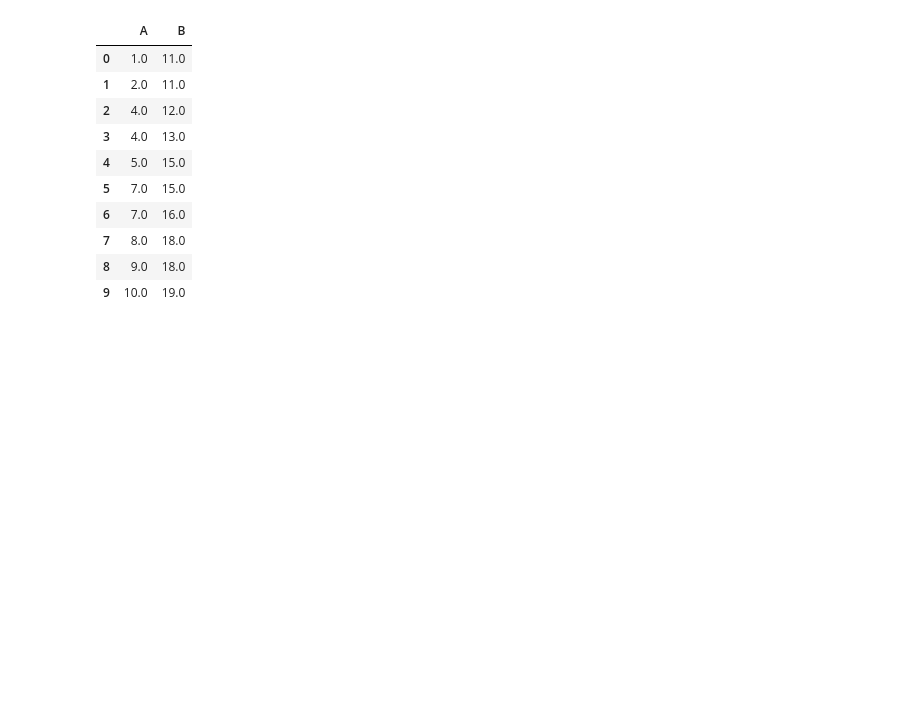
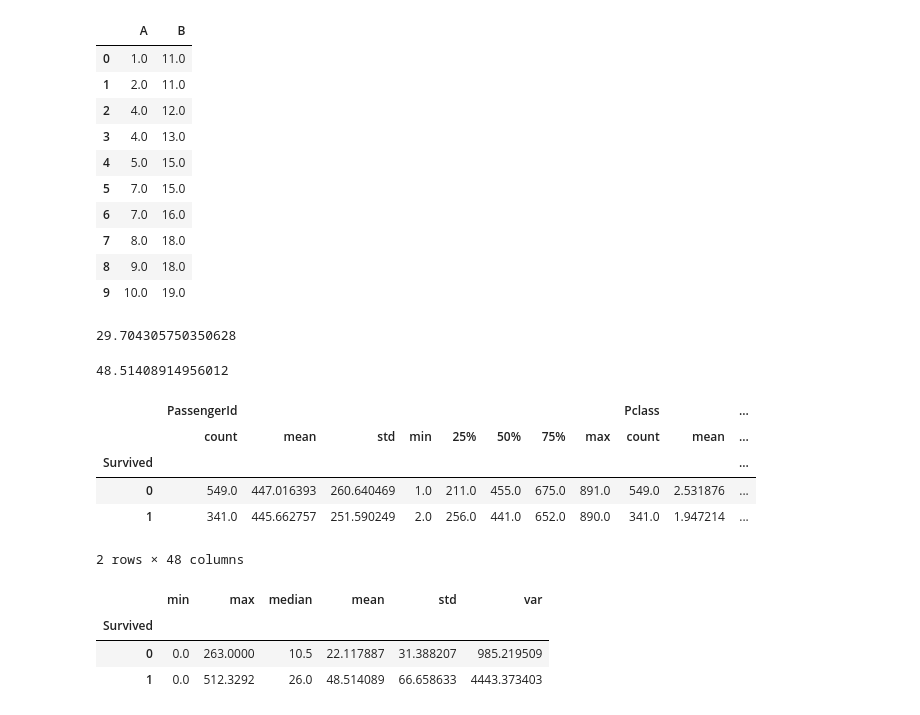
Before and after one commit to Piyush6678/pwDataScience, a Jupyter notebook: class/python/pandas/pandasAdvanc2 2.ipynb, the cells around one changed output. Saved outputs shown, nothing was run; the diff lists cells and outputs as text; code cells hidden in the pictures; blank space fills up the shorter version.

```diff
--- a/class/python/pandas/pandasAdvanc2 2.ipynb
+++ b/class/python/pandas/pandasAdvanc2 2.ipynb
@@ -329,0 +334,6 @@ df2.bfill() # backward fill lower value
+# %%
+# df.mean()
+# df.std()
+df.Age.mean()
+# %% [output]
+29.704305750350628
@@ -329,0 +342,26 @@ df2.bfill() # backward fill lower value
+# %%
+# what is avg fare by people who survived
+df[df["Survived"]==1].Fare.mean()
+# %% [output]
+48.51408914956012
+# %%
+# what is avg fare by people who survivedand not in one result
+# group by
+df.groupby("Survived").mean(numeric_only=True)
+df.groupby("Survived").sum(numeric_only=True)
+df.groupby("Survived").describe()
+# %% [output]
+|  | PassengerId |  |  |  |  |  |  |  | Pclass |  | ... |
+|  | count | mean | std | min | 25% | 50% | 75% | max | count | mean | ... |
+| Survived |  |  |  |  |  |  |  |  |  |  | ... |
+| 0 | 549.0 | 447.016393 | 260.640469 | 1.0 | 211.0 | 455.0 | 675.0 | 891.0 | 549.0 | 2.531876 | ... |
+| 1 | 341.0 | 445.662757 | 251.590249 | 2.0 | 256.0 | 441.0 | 652.0 | 890.0 | 341.0 | 1.947214 | ... |
+2 rows × 48 columns
+# %%
+
+df.groupby(["Survived"])["Fare"].agg(["min","max","median","mean","std","var"])
+# %% [output]
+|  | min | max | median | mean | std | var |
+| Survived |  |  |  |  |  |  |
+| 0 | 0.0 | 263.0000 | 10.5 | 22.117887 | 31.388207 | 985.219509 |
+| 1 | 0.0 | 512.3292 | 26.0 | 48.514089 | 66.658633 | 4443.373403 |
```
Also changed, not shown: parts of 5 cells of this notebook.
